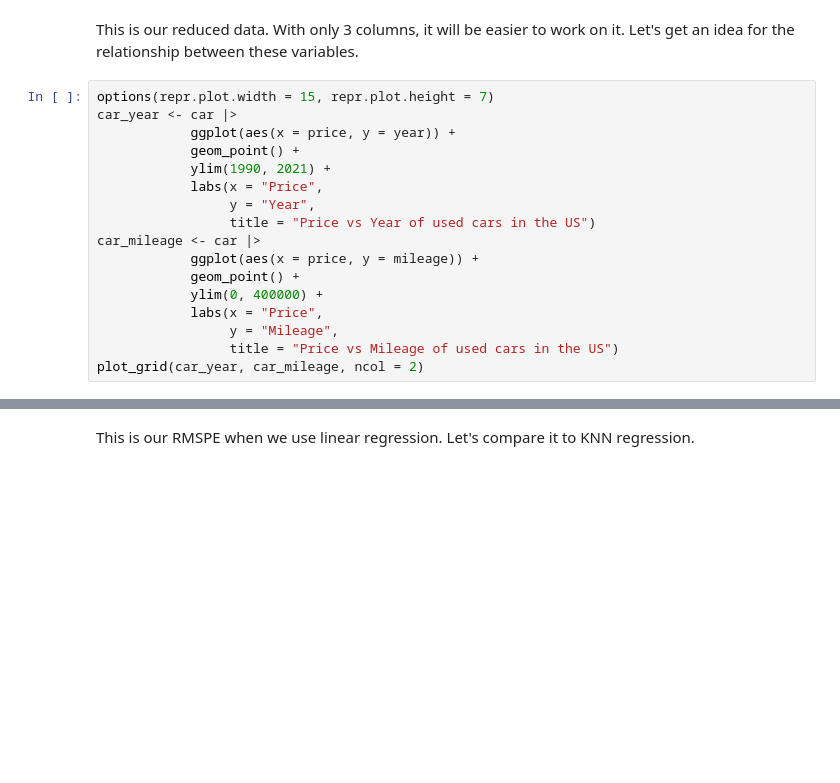
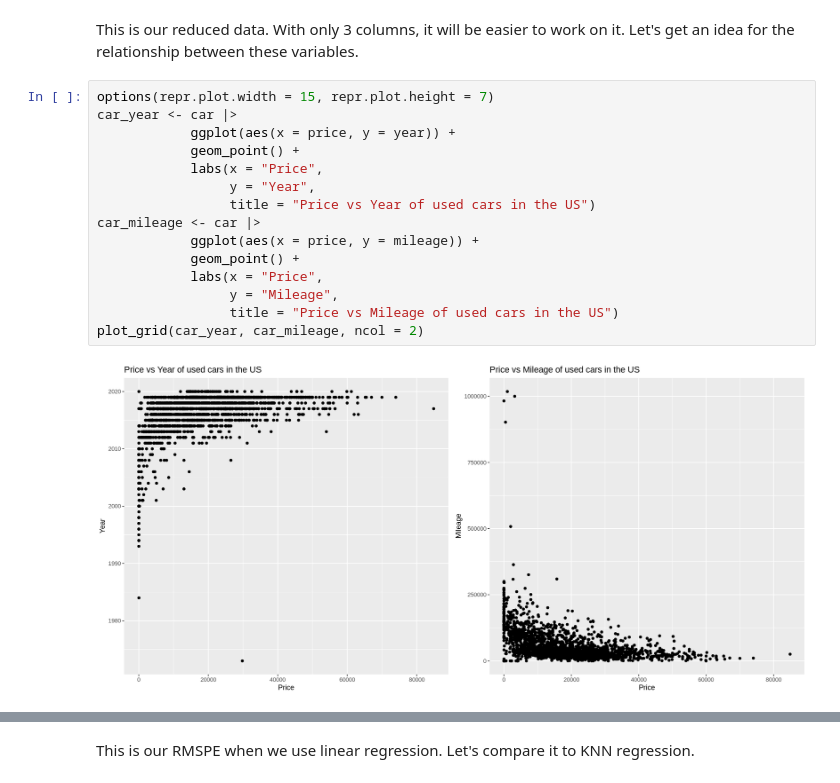
Before and after one commit to zhtgeneral/Group-30-Official, a Jupyter notebook: Group 30 Project.ipynb, the cells around one changed output, grey strips where cells are left out. Drawn from its saved outputs; the diff is of its cells as text; blank space fills up the shorter version.

```diff
--- a/Group 30 Project.ipynb
+++ b/Group 30 Project.ipynb
@@ -59,17 +107,17 @@ This is our reduced data. With only 3 columns, it will be easier to work on it.
 # %%
 options(repr.plot.width = 15, repr.plot.height = 7)
 car_year <- car |>
             ggplot(aes(x = price, y = year)) +
             geom_point() +
-            ylim(1990, 2021) +
             labs(x = "Price",
                  y = "Year",
                  title = "Price vs Year of used cars in the US")
 car_mileage <- car |>
             ggplot(aes(x = price, y = mileage)) +
             geom_point() +
-            ylim(0, 400000) +
             labs(x = "Price",
                  y = "Mileage",
                  title = "Price vs Mileage of used cars in the US")
 plot_grid(car_year, car_mileage, ncol = 2)
+# %% [output]
+[figure, added]
```
Also changed, not shown: parts of 17 cells of this notebook.
